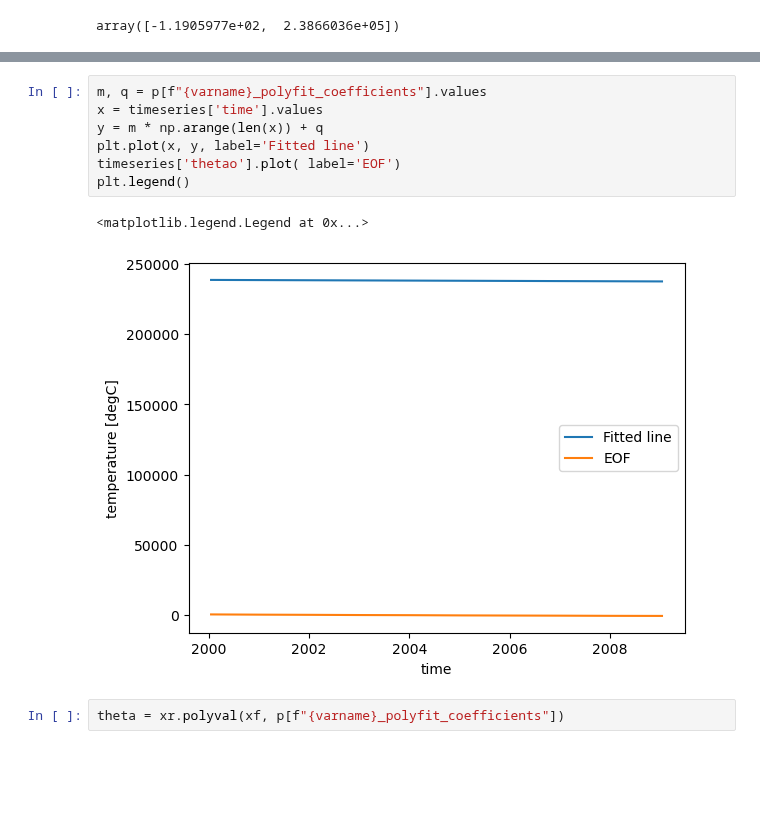
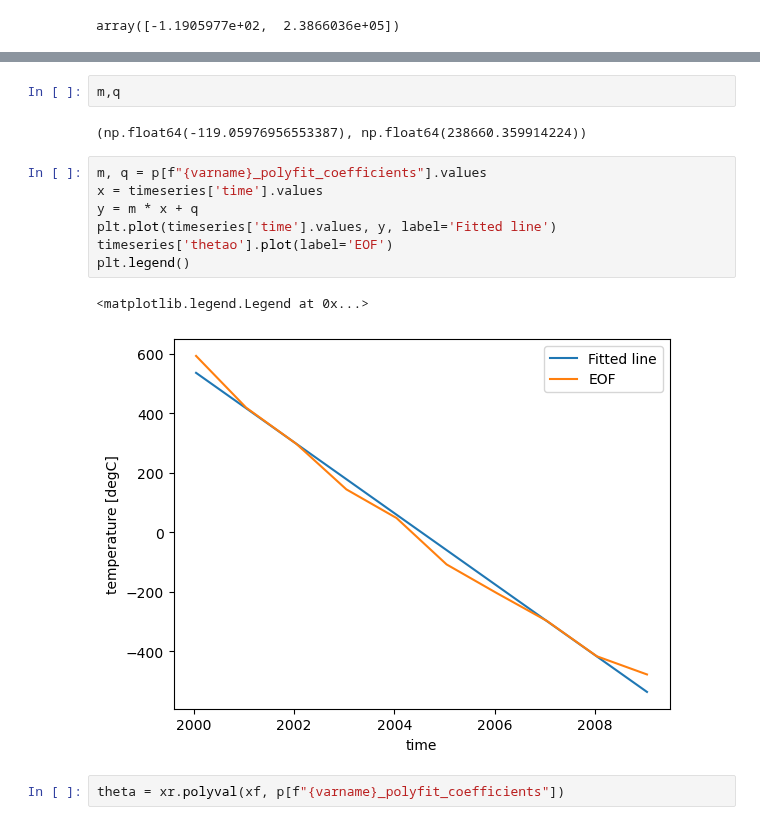
Before and after one commit to asozza/stece, a Jupyter notebook: osprey/notebooks/test_fit.ipynb, the cells around one changed output, grey strips where cells are left out. Saved outputs shown, nothing was run; the diff lists cells and outputs as text; blank space fills up the shorter version.

```diff
--- a/osprey/notebooks/test_fit.ipynb
+++ b/osprey/notebooks/test_fit.ipynb
@@ -92,13 +83,17 @@ array([-1.42929444e+20])
+# %%
+m,q
+# %% [output]
+(np.float64(-119.05976956553387), np.float64(238660.359914224))
 # %%
 m, q = p[f"{varname}_polyfit_coefficients"].values
 x = timeseries['time'].values
-y = m * np.arange(len(x)) + q
-plt.plot(x, y, label='Fitted line')
-timeseries['thetao'].plot( label='EOF')
+y = m * x + q
+plt.plot(timeseries['time'].values, y, label='Fitted line')
+timeseries['thetao'].plot(label='EOF')
 plt.legend()
 # %% [output]
 <matplotlib.legend.Legend at 0x...>
-[figure, old version]
+[figure, new version]
 # %%
 theta = xr.polyval(xf, p[f"{varname}_polyfit_coefficients"])
 # %%
```
Also changed, not shown: parts of 10 cells of this notebook, 3 other files.
